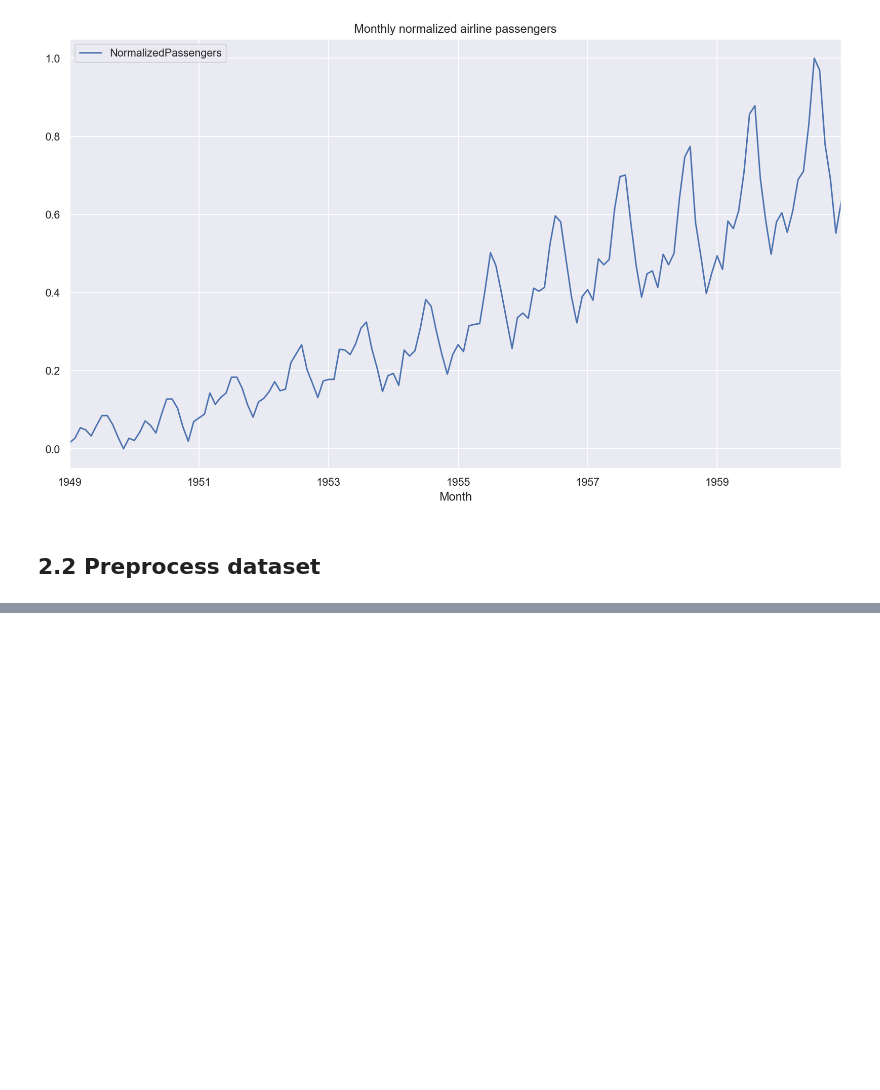
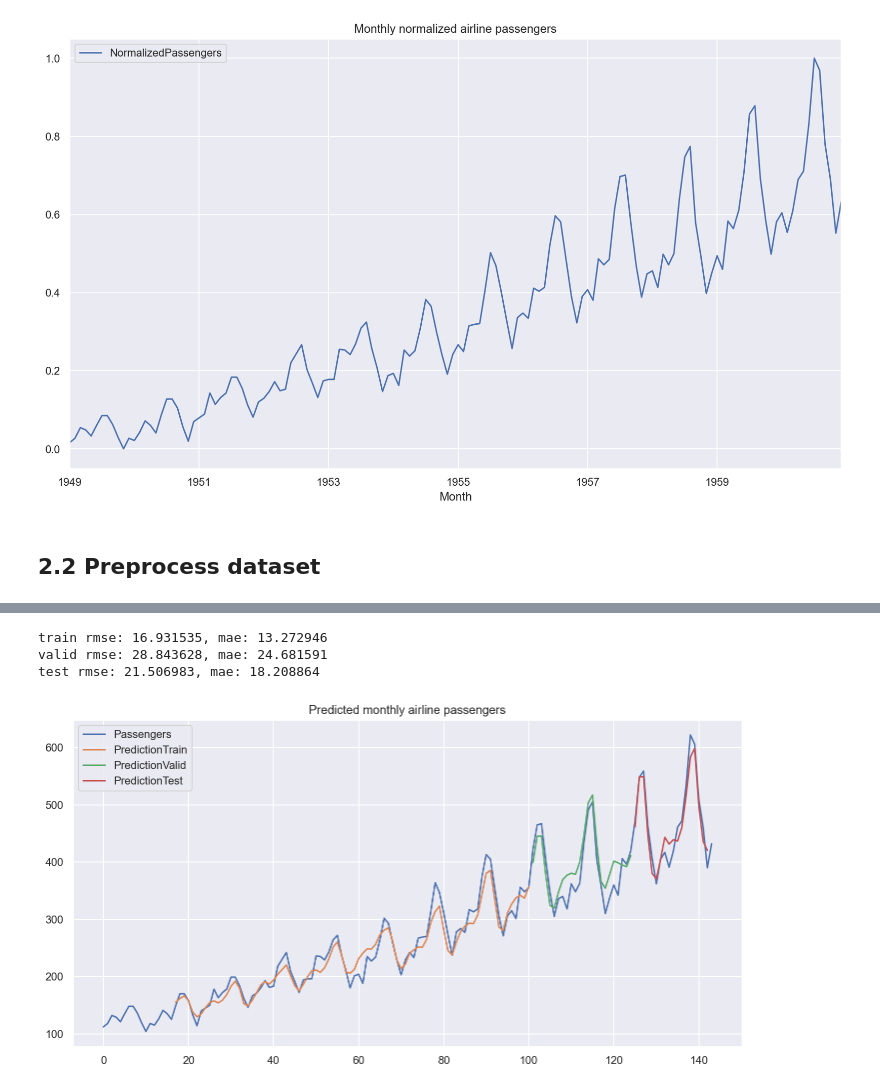
Before and after one commit to takumiw/Time-Series-Demand-Forecasting, a Jupyter notebook: lstm_with_embedding.ipynb, the cells around one changed output, grey strips where cells are left out. Saved outputs shown, nothing was run; the diff lists cells and outputs as text; code cells hidden in the pictures; blank space fills up the shorter version.

```diff
--- a/lstm_with_embedding.ipynb
+++ b/lstm_with_embedding.ipynb
@@ -288,0 +321,10 @@ test rmse: 24.147741, mae: 19.225124
+# %%
+# Predict next 5 months
+evaluate_model(data, scaler, X_encoder_train, X_decoder_train, X_encoder_valid, X_decoder_valid, \
+               X_encoder_test, X_decoder_test, y_train, y_valid, y_test, y_date_train, y_date_valid, y_date_test, start_values, model, \
+              pred_timesteps=DECODER_TIMESTEPS-1)
+# %% [output]
+train rmse: 16.931535, mae: 13.272946
+valid rmse: 28.843628, mae: 24.681591
+test rmse: 21.506983, mae: 18.208864
+[figure, added]
```
Also changed, not shown: parts of 15 cells of this notebook.
